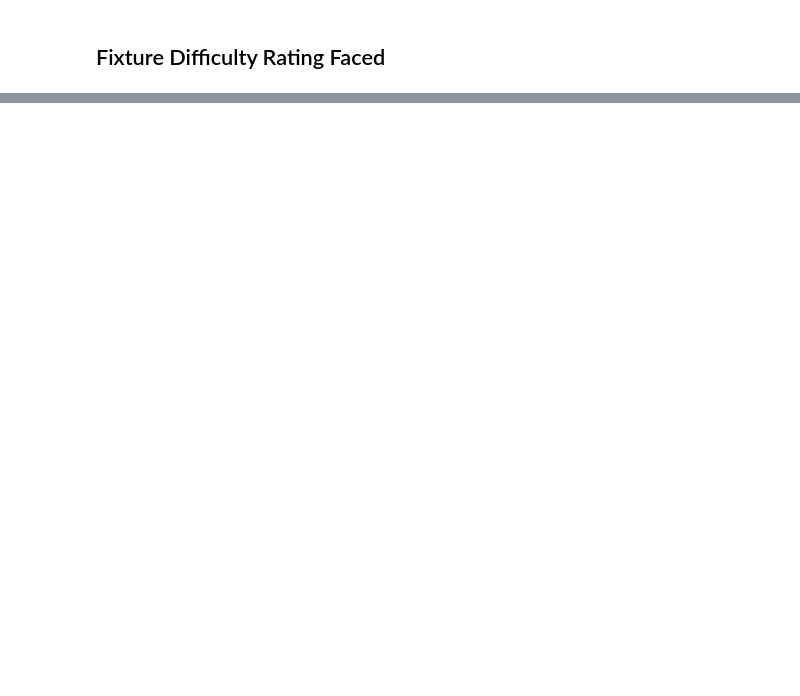
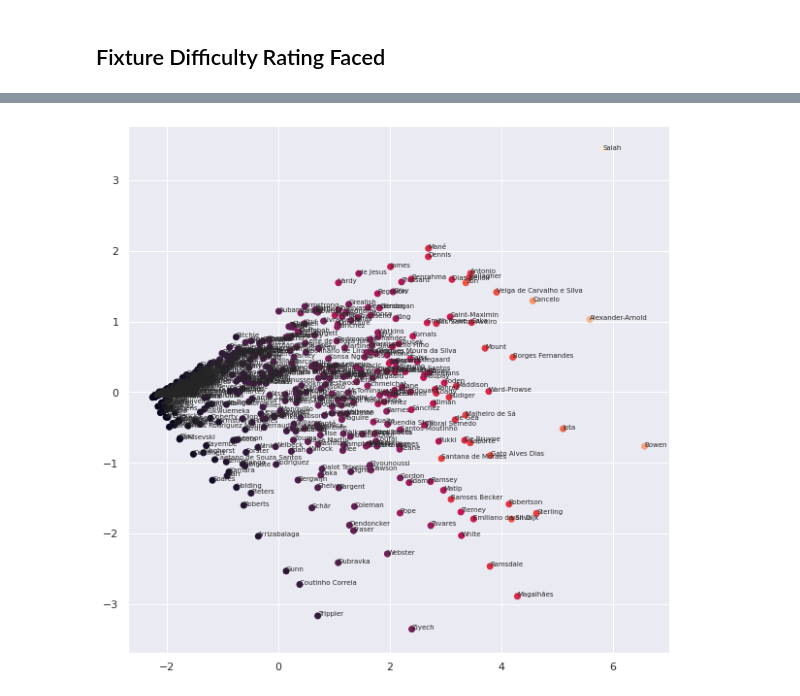
Before and after one commit to SitwalaM/fpl, a Jupyter notebook: notebooks/fpl_eda.ipynb, the cells around one changed output, grey strips where cells are left out. Cells and saved outputs as stored; diff of their text form; code cells hidden in the pictures; blank space fills up the shorter version.

```diff
--- a/notebooks/fpl_eda.ipynb
+++ b/notebooks/fpl_eda.ipynb
@@ -195,0 +279,12 @@ print(tabulate(diff_df, headers='keys', tablefmt='psql'))
+# %%
+fig, ax = plt.subplots(figsize=(10,10))
+pipe = Pipeline([('scaler', StandardScaler()), ('pca', pca)])
+Xt = pipe.fit_transform(df)
+plot = plt.scatter(Xt[:,0], Xt[:,1], c=joined_df.total_points)
+#plt.legend(handles=plot.legend_elements()[0], labels=list(winedata['target_names']))
+names = joined_df.second_name
+for i, txt in enumerate(names):
+    ax.annotate(txt, (Xt[i,0], Xt[i,1]), fontsize=7)
+plt.show()
+# %% [output]
+[figure, added]
```
Also changed, not shown: parts of 23 cells of this notebook, 8 other files.
